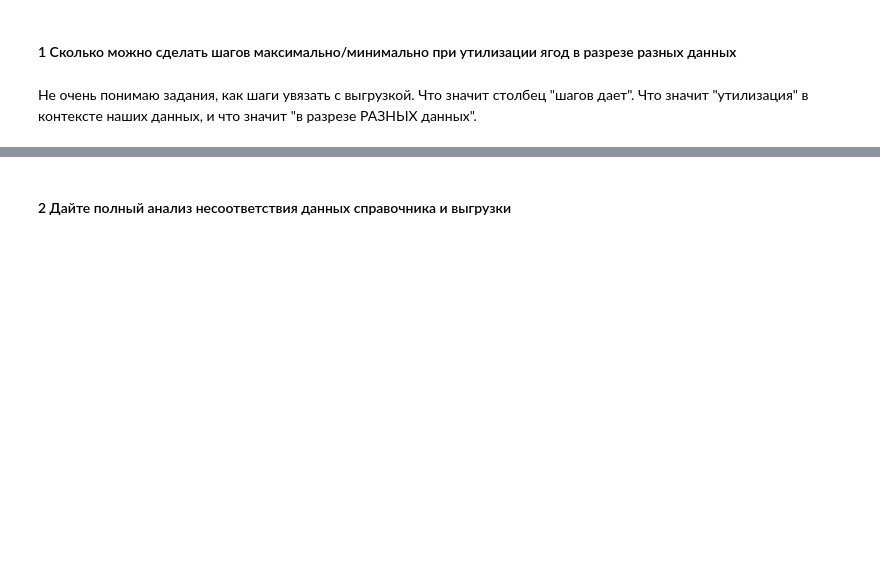
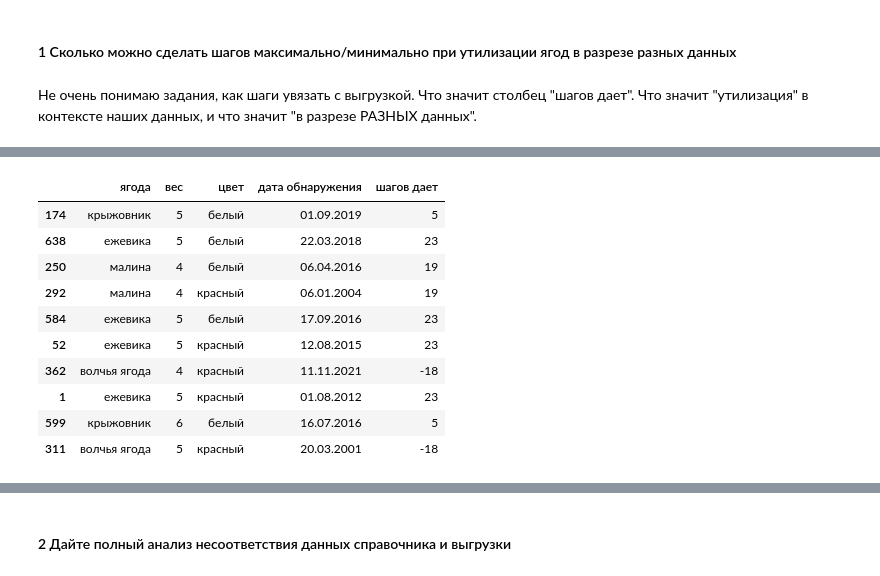
Before and after one commit to SelihovDmitry/pyda-19, a Jupyter notebook: berries.ipynb, the cells around one changed output, grey strips where cells are left out. Drawn from its saved outputs; the diff is of its cells as text; code cells hidden in the pictures; blank space fills up the shorter version.

```diff
--- a/berries.ipynb
+++ b/berries.ipynb
@@ -65,0 +82,3 @@ df_directory
+# %%
+df_step_max = df_directory.groupby('ягода', as_index=False)['шагов дает'].max()
+df_step_max
@@ -65,0 +106,16 @@ df_directory
+# %%
+# присоединим столбец с шагами к выгрузке (максимальные шаги)
+df_dis_stepmax = df_discharge.merge(df_step_max, on='ягода', how='left')
+df_dis_stepmax.sample(10)
+# %% [output]
+|  | ягода | вес | цвет | дата обнаружения | шагов дает |
+| 174 | крыжовник | 5 | белый | 01.09.2019 | 5 |
+| 638 | ежевика | 5 | белый | 22.03.2018 | 23 |
+| 250 | малина | 4 | белый | 06.04.2016 | 19 |
+| 292 | малина | 4 | красный | 06.01.2004 | 19 |
+| 584 | ежевика | 5 | белый | 17.09.2016 | 23 |
+| 52 | ежевика | 5 | красный | 12.08.2015 | 23 |
+| 362 | волчья ягода | 4 | красный | 11.11.2021 | -18 |
+| 1 | ежевика | 5 | красный | 01.08.2012 | 23 |
+| 599 | крыжовник | 6 | белый | 16.07.2016 | 5 |
+| 311 | волчья ягода | 5 | красный | 20.03.2001 | -18 |
```
Also changed, not shown: parts of 15 cells of this notebook.
